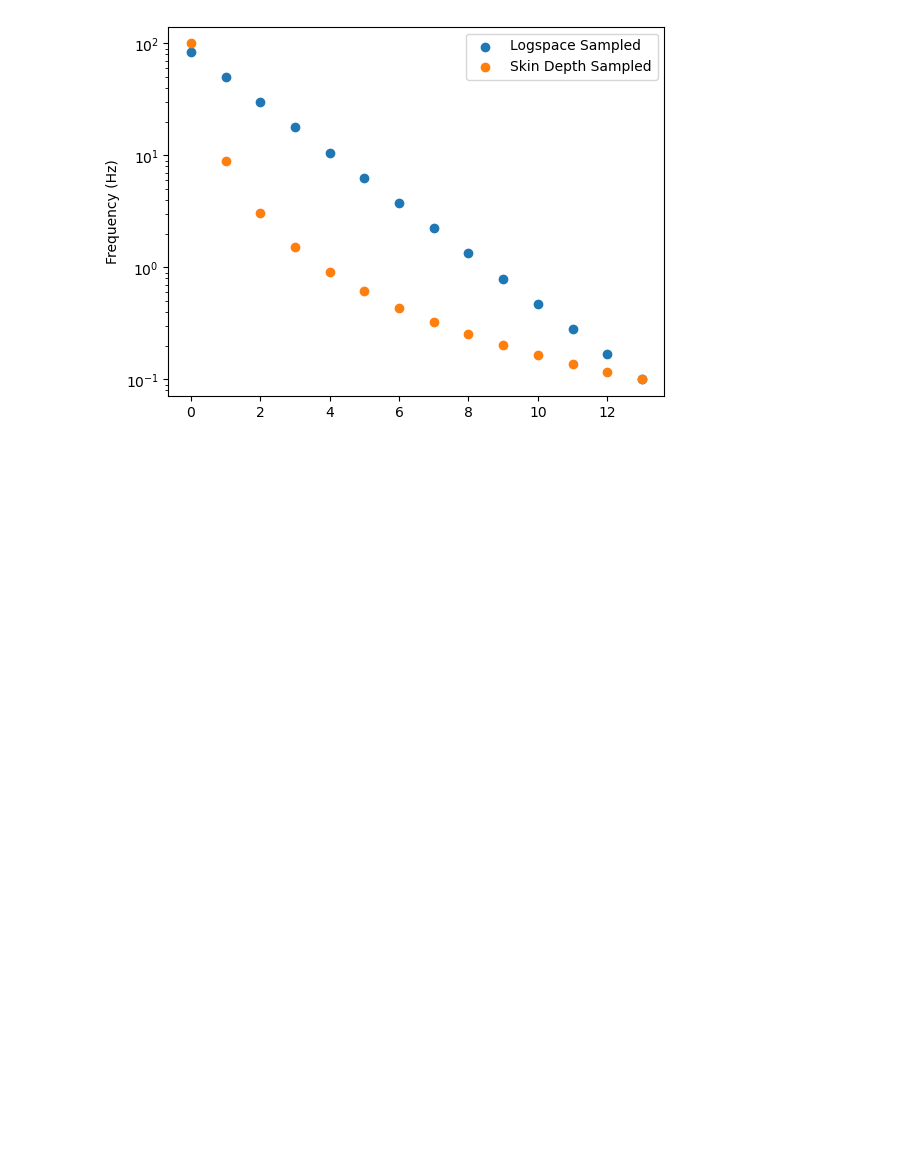
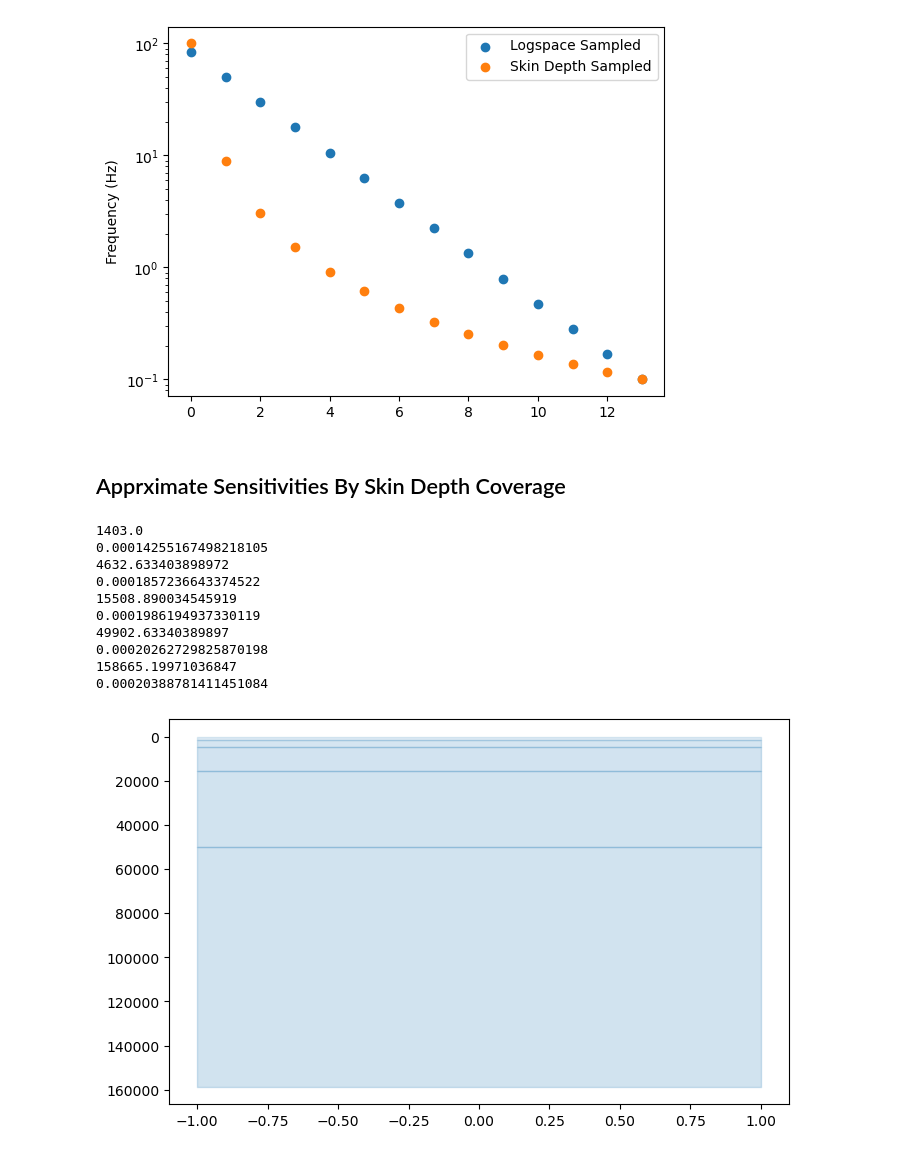
Before and after one commit to RylanDS7/MT-Freq-Spacing, a Jupyter notebook: skin_depth_tests.ipynb, the cells around one changed output. Cells and saved outputs as stored; diff of their text form; code cells hidden in the pictures; blank space fills up the shorter version.

```diff
--- a/skin_depth_tests.ipynb
+++ b/skin_depth_tests.ipynb
@@ -174,3 +174,5 @@ plt.legend()
 plt.show()
 # %% [output]
 [figure]
+# %% [markdown]
+## Apprximate Sensitivities By Skin Depth Coverage
@@ -176,0 +191,47 @@ plt.show()
+# %%
+# plot pseudo-sensitivities
+def plot_sesitivites(weights):
+    weights = weights[weights[:, 0].argsort()] # sort ascending
+    N = weights.shape[0]
+
+    plt.figure(figsize=(8, 5))
+
+    x = np.linspace(-1, 1, 10)
+    y_prev = np.zeros(len(x))
+
+    for depth in weights[:, 0]:
+        alpha = 0
+        for weight in weights:
+            if depth <= weight[0]:
+                alpha += weight[1]
+        y = np.ones(len(x)) * depth
+        print(depth)
+        print(alpha)
+        plt.fill_between(x, y, y_prev, color="tab:blue", alpha=alpha*1000)
+        y_prev = y
+
+    plt.gca().invert_yaxis()
+    plt.show()
+# %%
+z1 = 1000
+z2 = 500
+rho1 = 1000
+rho2 = 10
+rho3 =100
+
+freqs = [10, 1, 0.1, 0.01, 0.001]
+
+weights = skin_depth_coverage(freqs, z1, z2, rho1, rho2, rho3)
+plot_sesitivites(weights)
+# %% [output]
+1403.0
+0.00014255167498218105
+4632.633403898972
+0.0001857236643374522
+15508.890034545919
+0.0001986194937330119
+49902.63340389897
+0.00020262729825870198
+158665.19971036847
+0.00020388781411451084
+[figure, added]
```
Also changed, not shown: parts of 1 cell of this notebook.
